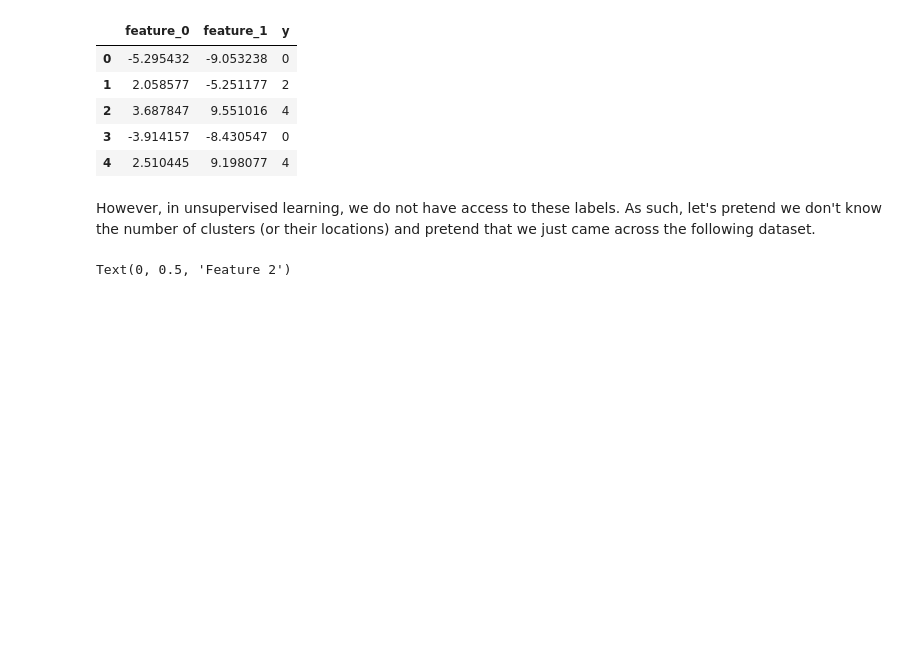
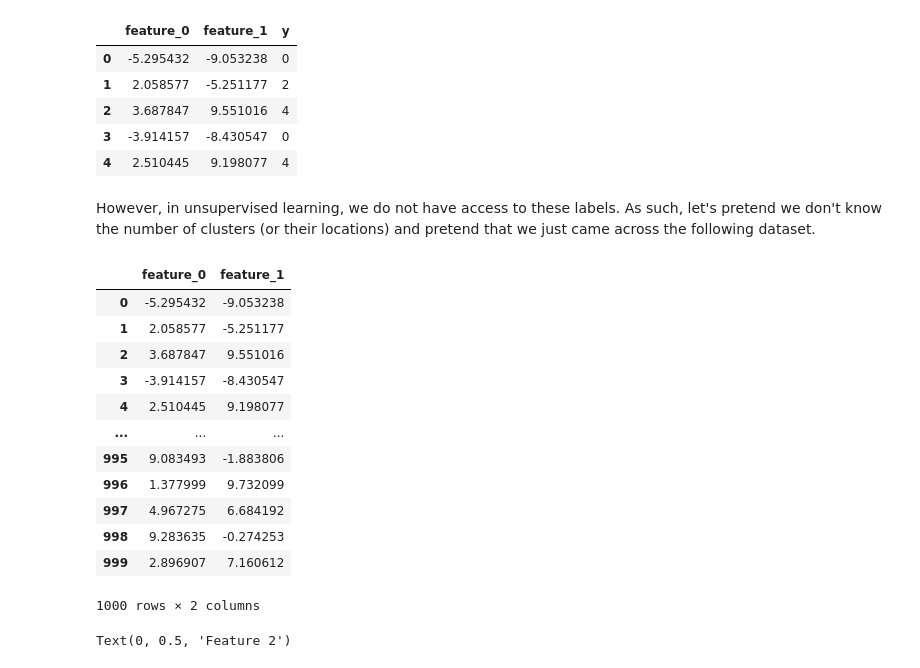
Before and after one commit to ndegwaanth/alX-datascience, a Jupyter notebook: machine_learning/notebooks/week12/K_means_clustering_Examples.ipynb, the cells around one changed output. Saved outputs shown, nothing was run; the diff lists cells and outputs as text; code cells hidden in the pictures; blank space fills up the shorter version.

```diff
--- a/machine_learning/notebooks/week12/K_means_clustering_Examples.ipynb
+++ b/machine_learning/notebooks/week12/K_means_clustering_Examples.ipynb
@@ -113,6 +113,22 @@ However, in unsupervised learning, we do not have access to these labels. As suc
 # %%
 # same data with the y column dropped
 df_no_labels = df.drop('y',axis=1)
+# %%
+df_no_labels
+# %% [output]
+|  | feature_0 | feature_1 |
+| 0 | -5.295432 | -9.053238 |
+| 1 | 2.058577 | -5.251177 |
+| 2 | 3.687847 | 9.551016 |
+| 3 | -3.914157 | -8.430547 |
+| 4 | 2.510445 | 9.198077 |
+| ... | ... | ... |
+| 995 | 9.083493 | -1.883806 |
+| 996 | 1.377999 | 9.732099 |
+| 997 | 4.967275 | 6.684192 |
+| 998 | 9.283635 | -0.274253 |
+| 999 | 2.896907 | 7.160612 |
+1000 rows × 2 columns
 # %%
 plt.figure(dpi=120)
 x1 = df_no_labels['feature_0']
```
Also changed, not shown: parts of 1 cell of this notebook.
